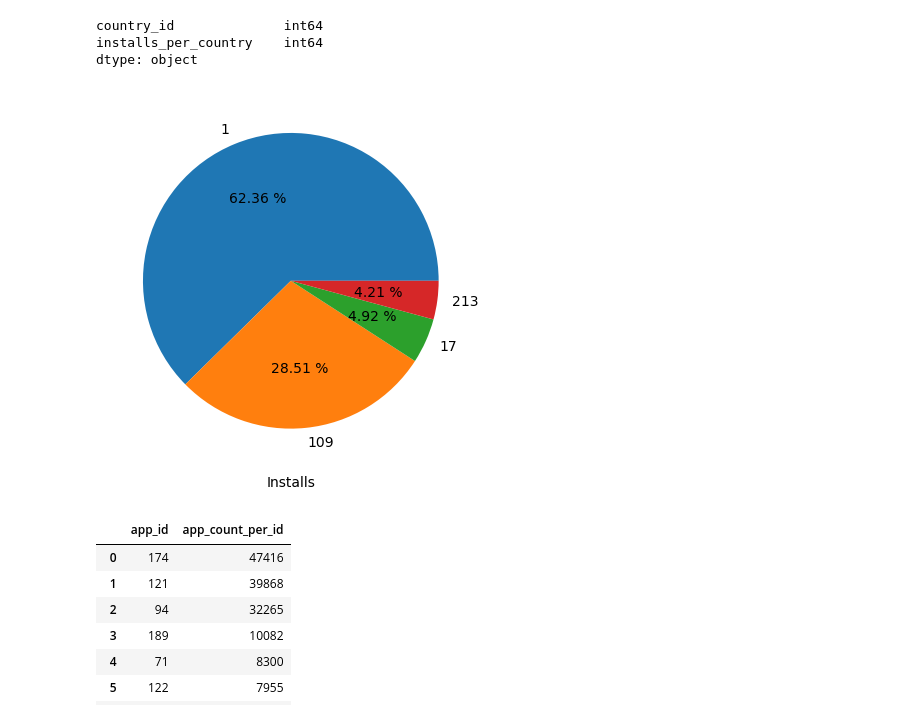
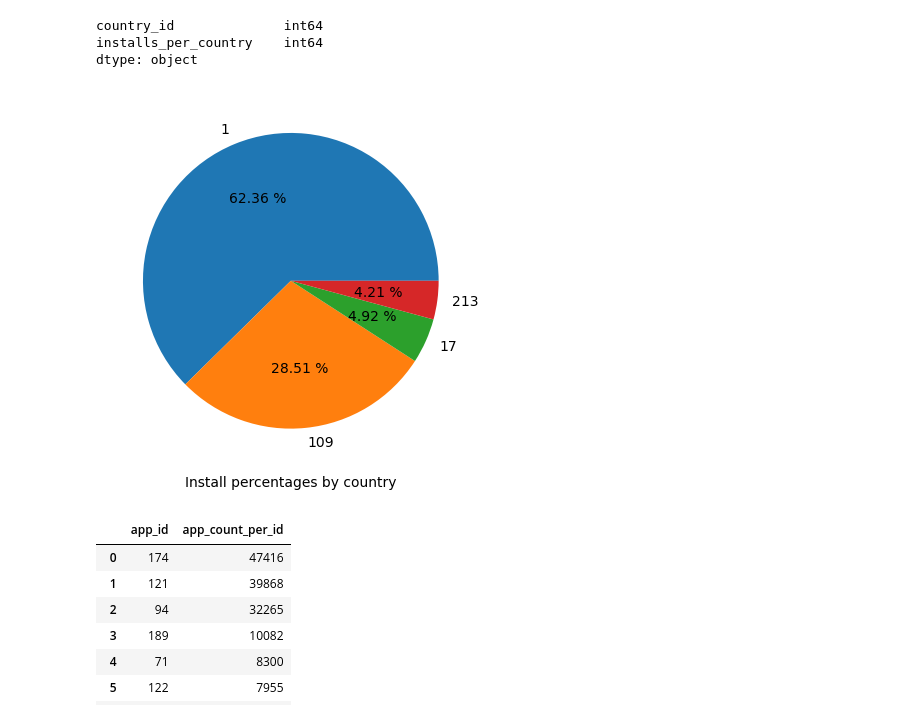
Before and after one commit to roshaan7zafar/JustDice, a Jupyter notebook: main.ipynb, the cells around one changed output. Cells and saved outputs as stored; diff of their text form; code cells hidden in the pictures.

```diff
--- a/main.ipynb
+++ b/main.ipynb
@@ -22,0 +16,3 @@ installs_df.head()
+# %%
+installs_df['month'] = pd.DatetimeIndex(installs_df['event_date']).month
+installs_df['month_name'] = installs_df['month'].apply(lambda x: calendar.month_abbr[x])
@@ -101,10 +226,10 @@ installs_per_country    int64
 dtype: object
 # %%
 plt.pie(x="installs_per_country",labels="country_id", data=install_per_country, autopct="%.2f %%")
-plt.xlabel("Installs")
+plt.xlabel("Install percentages by country")
 plt.show()
 # %% [output]
-[figure, old version]
+[figure, new version]
 # %%
 installs_df.groupby(['app_id']).size().sort_values(ascending=False).reset_index(name='app_count_per_id')
 # %% [output]
```
Also changed, not shown: parts of 17 cells of this notebook.
